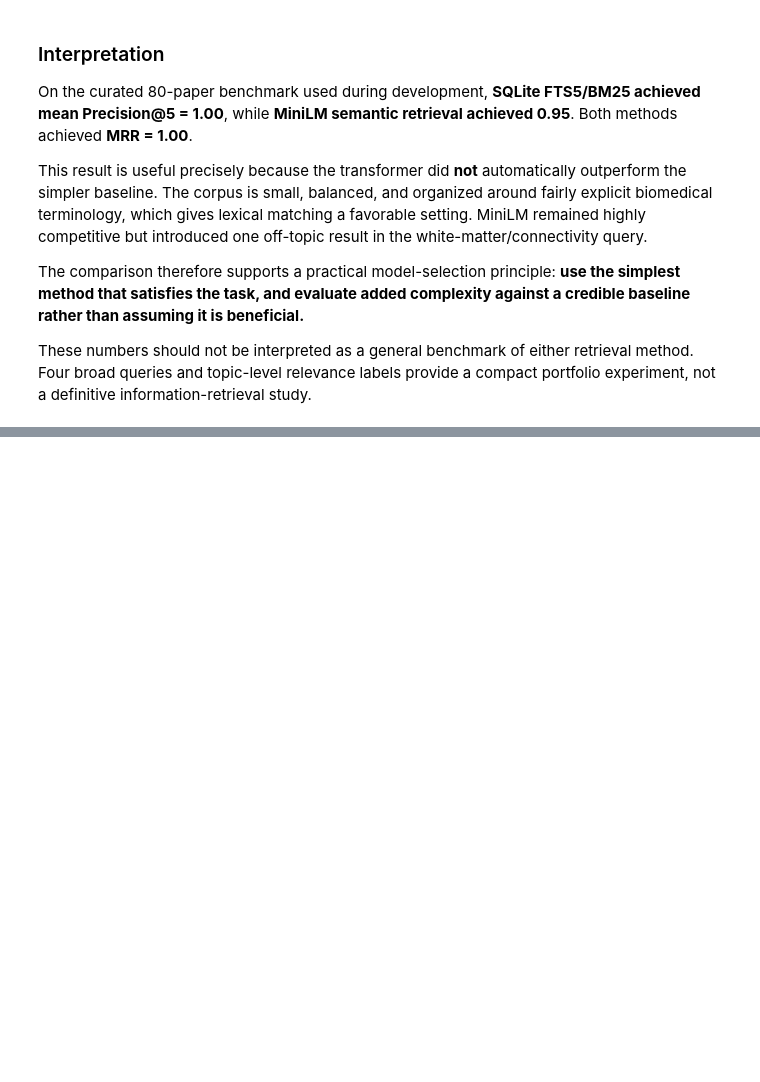
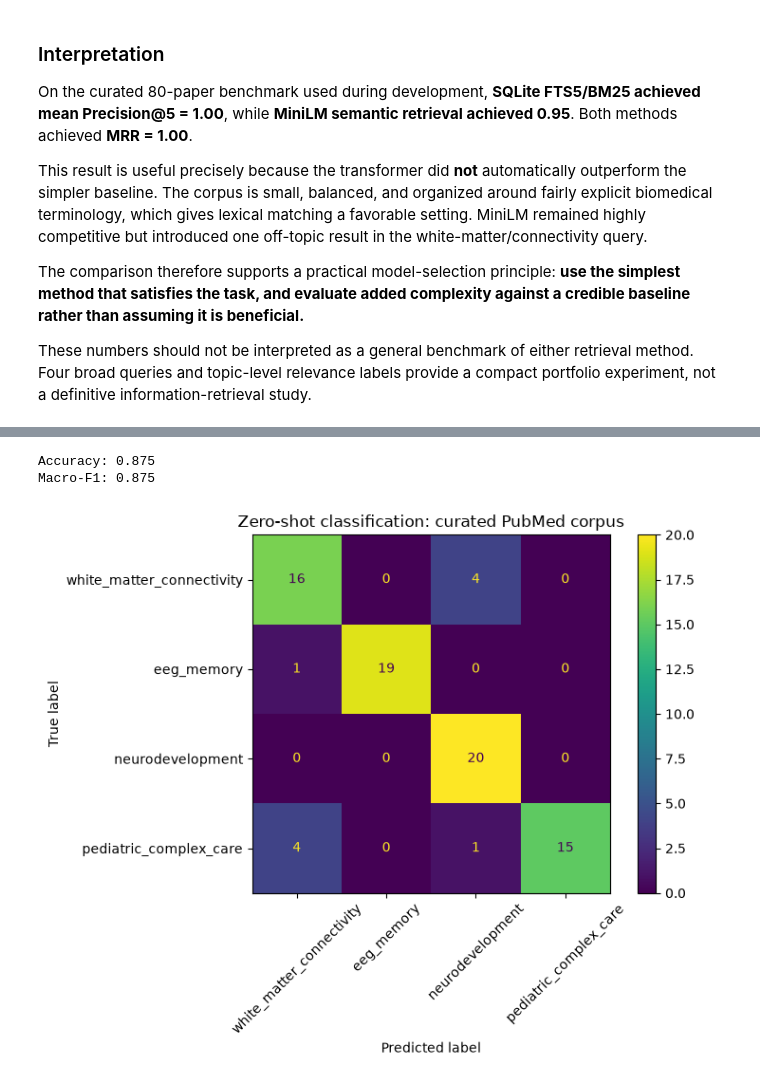
Before and after one commit to MarkNelson86/biomedical-literature-search-hf-sql, a Jupyter notebook: biomedical_literature_search_hf_sql.ipynb, the cells around one changed output, grey strips where cells are left out. Cells and saved outputs as stored; diff of their text form; code cells hidden in the pictures; blank space fills up the shorter version.

Commit message:
BLD real-data zero-shot classifier (FINAL)

```diff
--- a/biomedical_literature_search_hf_sql.ipynb
+++ b/biomedical_literature_search_hf_sql.ipynb
@@ -1230,0 +1216,20 @@ display(
+# %%
+REAL_CLASS_LABELS = {
+    "white matter structural connectivity":
+        "white_matter_connectivity",
+
+    "EEG and memory":
+        "eeg_memory",
+
+    "brain development and neurodevelopment":
+        "neurodevelopment",
+
+    "pediatric complex care":
+        "pediatric_complex_care",
+}
+
+real_candidate_labels = list(
+    REAL_CLASS_LABELS.keys()
+)
+
+real_candidate_labels
@@ -1230,0 +1283,47 @@ display(
+# %%
+real_accuracy = accuracy_score(
+    real_classification["gold_topic"],
+    real_classification["predicted_topic"],
+)
+
+real_macro_f1 = f1_score(
+    real_classification["gold_topic"],
+    real_classification["predicted_topic"],
+    average="macro",
+)
+
+print(
+    f"Accuracy: {real_accuracy:.3f}"
+)
+print(
+    f"Macro-F1: {real_macro_f1:.3f}"
+)
+# %% [output]
+Accuracy: 0.875
+Macro-F1: 0.875
+# %%
+real_label_order = [
+    "white_matter_connectivity",
+    "eeg_memory",
+    "neurodevelopment",
+    "pediatric_complex_care",
+]
+
+fig, ax = plt.subplots(figsize=(8, 6))
+
+ConfusionMatrixDisplay.from_predictions(
+    real_classification["gold_topic"],
+    real_classification["predicted_topic"],
+    labels=real_label_order,
+    xticks_rotation=45,
+    ax=ax,
+)
+
+ax.set_title(
+    "Zero-shot classification: curated PubMed corpus"
+)
+
+plt.tight_layout()
+plt.show()
+# %% [output]
+[figure, added]
```
Also changed, not shown: parts of 31 cells of this notebook.
